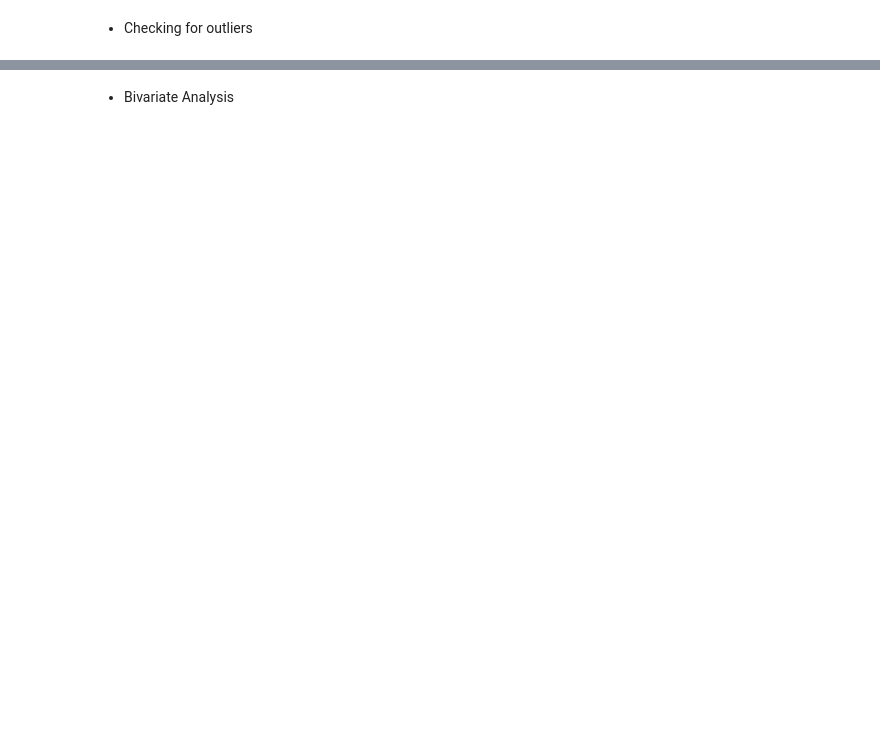
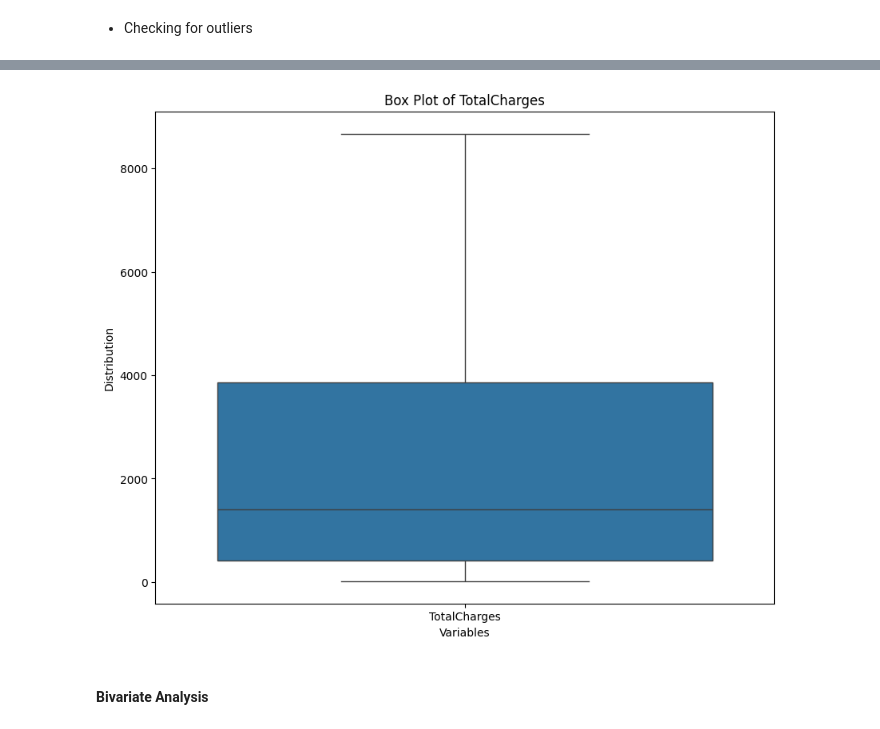
Before and after one commit to Njuraita/Customer-Churn-Prediction-, a Jupyter notebook: notebook/main.ipynb, the cells around one changed output, grey strips where cells are left out. Saved outputs shown, nothing was run; the diff lists cells and outputs as text; code cells hidden in the pictures; blank space fills up the shorter version.

```diff
--- a/notebook/main.ipynb
+++ b/notebook/main.ipynb
@@ -435,5 +440,20 @@ plt.show()
+# %%
+plt.figure(figsize=(10, 8))
+sns.boxplot(churn_prime[['TotalCharges']])
+
+# Add titles and labels
+plt.title('Box Plot of TotalCharges')
+plt.xlabel('Variables')
+plt.ylabel('Distribution')
+
+plt.grid(False)
+
+# Display the plot
+plt.show()
+# %% [output]
+[figure, added]
 # %% [markdown]
-* Bivariate Analysis
+#### **Bivariate Analysis**
 # %%
 numerical_columns = ['SeniorCitizen', 'tenure', 'MonthlyCharges', 'TotalCharges']
 
```
Also changed, not shown: parts of 63 cells of this notebook.
